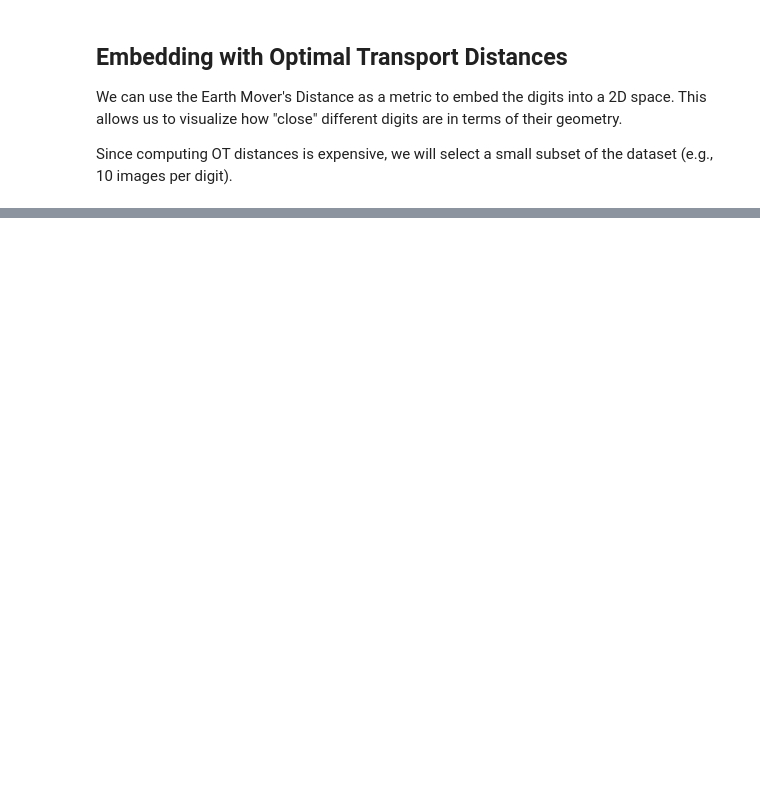
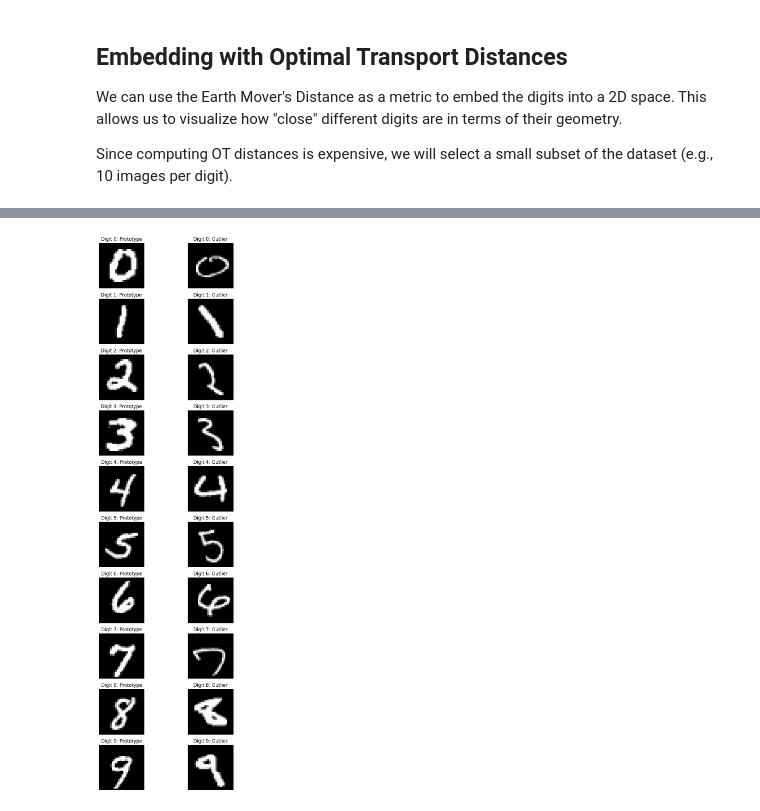
Before and after one commit to leblanc-lab/BrownAI26-OT, a Jupyter notebook: optimal_transport_mnist.ipynb, the cells around one changed output, grey strips where cells are left out. Saved outputs shown, nothing was run; the diff lists cells and outputs as text; code cells hidden in the pictures; blank space fills up the shorter version.

```diff
--- a/optimal_transport_mnist.ipynb
+++ b/optimal_transport_mnist.ipynb
@@ -351,0 +560,40 @@ plot_embedding_images(embedding, subset_images, "t-SNE Embedding with MNIST Imag
+# %%
+# Find Most and Least Representative Digits
+# For each digit, we find the sample with the smallest average OT distance to others of the same class (prototype)
+# and the largest average OT distance (outlier).
+
+plt.figure(figsize=(8, 20))
+
+for digit in range(10):
+    # Get indices for this digit
+    indices = np.where(subset_labels == digit)[0]
+
+    # Extract sub-matrix of distances for this digit
+    # D_ot is the precomputed NxN distance matrix
+    sub_matrix = D_ot[np.ix_(indices, indices)]
+
+    # Compute average distance of each sample to all others in the class
+    avg_dist = sub_matrix.mean(axis=1)
+
+    # Find min (prototype) and max (outlier)
+    idx_proto = indices[np.argmin(avg_dist)]
+    idx_outlier = indices[np.argmax(avg_dist)]
+
+    # Plot Prototype
+    plt.subplot(10, 2, 2 * digit + 1)
+    img_proto = subset_images[idx_proto].reshape(28, 28)
+    plt.imshow(img_proto, cmap='gray')
+    plt.title(f"Digit {digit}: Prototype")
+    plt.axis('off')
+
+    # Plot Outlier
+    plt.subplot(10, 2, 2 * digit + 2)
+    img_outlier = subset_images[idx_outlier].reshape(28, 28)
+    plt.imshow(img_outlier, cmap='gray')
+    plt.title(f"Digit {digit}: Outlier")
+    plt.axis('off')
+
+plt.tight_layout()
+plt.show()
+# %% [output]
+[figure, added]
```
Also changed, not shown: parts of 8 cells of this notebook, 3 other files.
